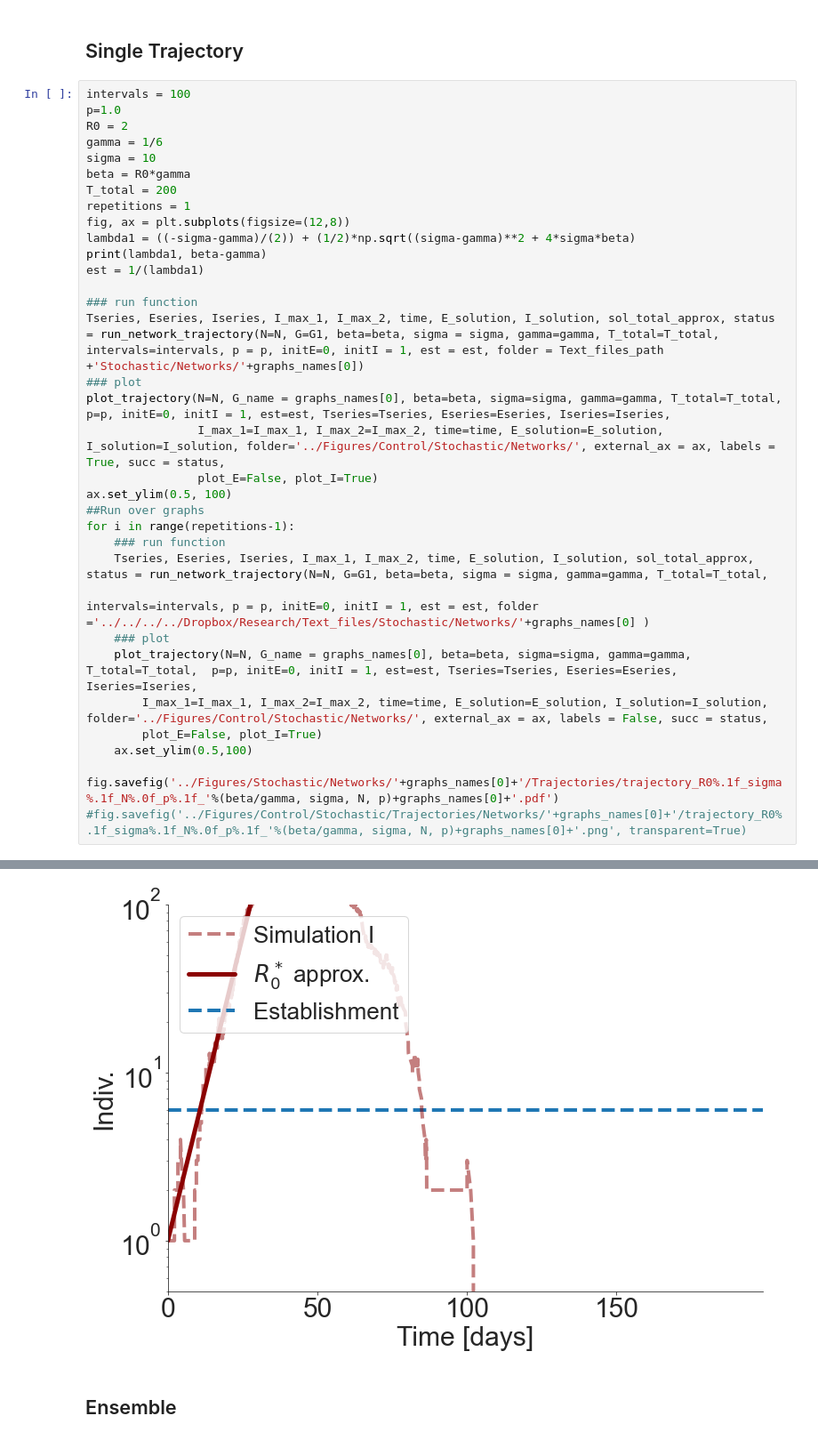
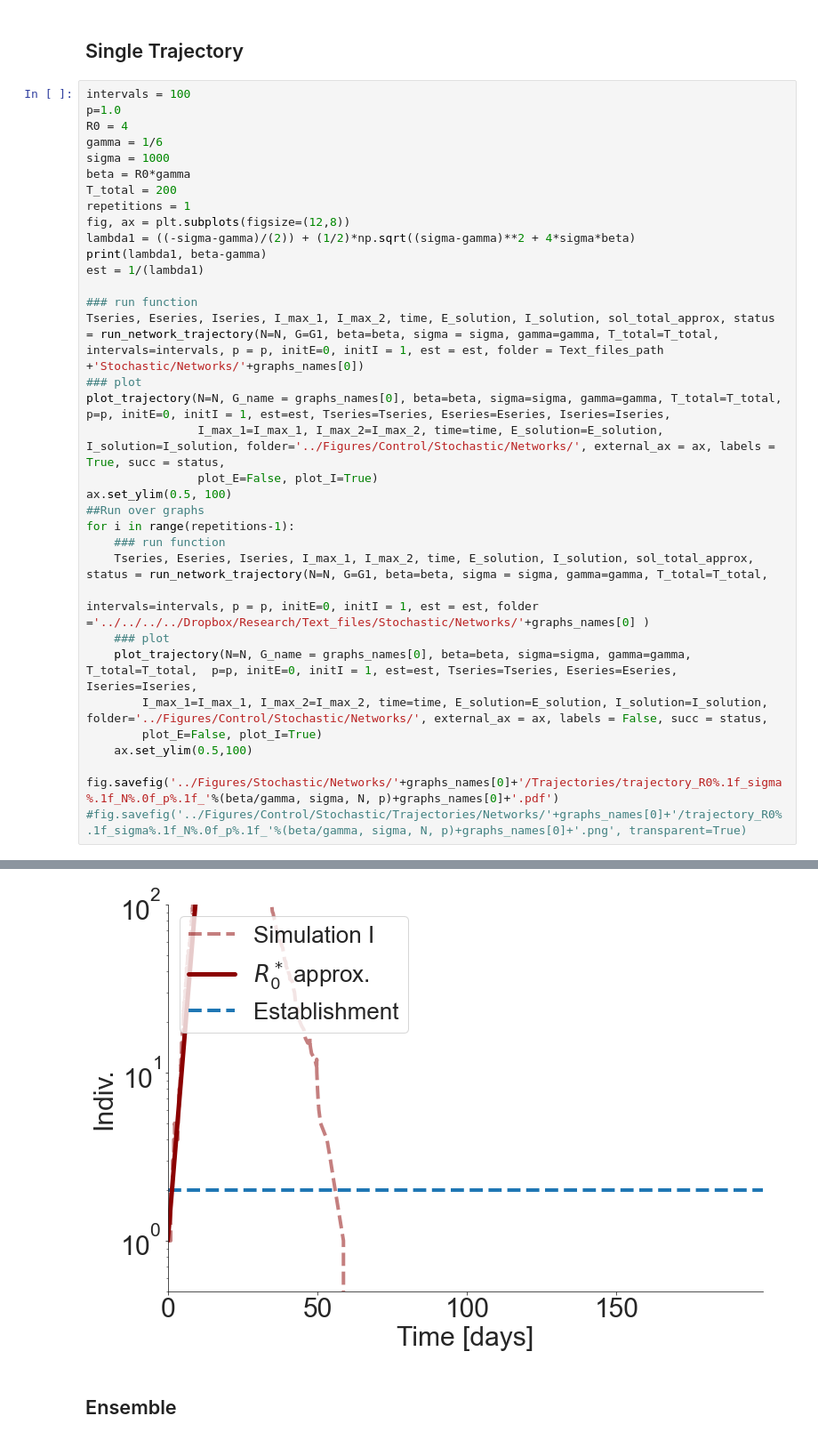
Before and after one commit to betoto008/Epidemiology_2020, a Jupyter notebook: Jupyter_Notebooks/1_Stochastic_Network.ipynb, the cells around one changed output, grey strips where cells are left out. Shown at 89% size. Cells and saved outputs as stored; diff of their text form.

```diff
--- a/Jupyter_Notebooks/1_Stochastic_Network.ipynb
+++ b/Jupyter_Notebooks/1_Stochastic_Network.ipynb
@@ -70,9 +45,9 @@ print(max(nodeDegrees), min(nodeDegrees), meanDegree, meanDegree2)
 # %%
 intervals = 100
 p=1.0
-R0 = 2
+R0 = 4
 gamma = 1/6
-sigma = 10
+sigma = 1000
 beta = R0*gamma
 T_total = 200
 repetitions = 1
@@ -106,4 +81,4 @@ fig.savefig('../Figures/Stochastic/Networks/'+graphs_names[0]+'/Trajectories/tra
-[figure, old version]
+[figure, new version]
 # %% [markdown]
 ## Ensemble
 # %%
```
Also changed, not shown: parts of 5 cells of this notebook, 9 other files.
